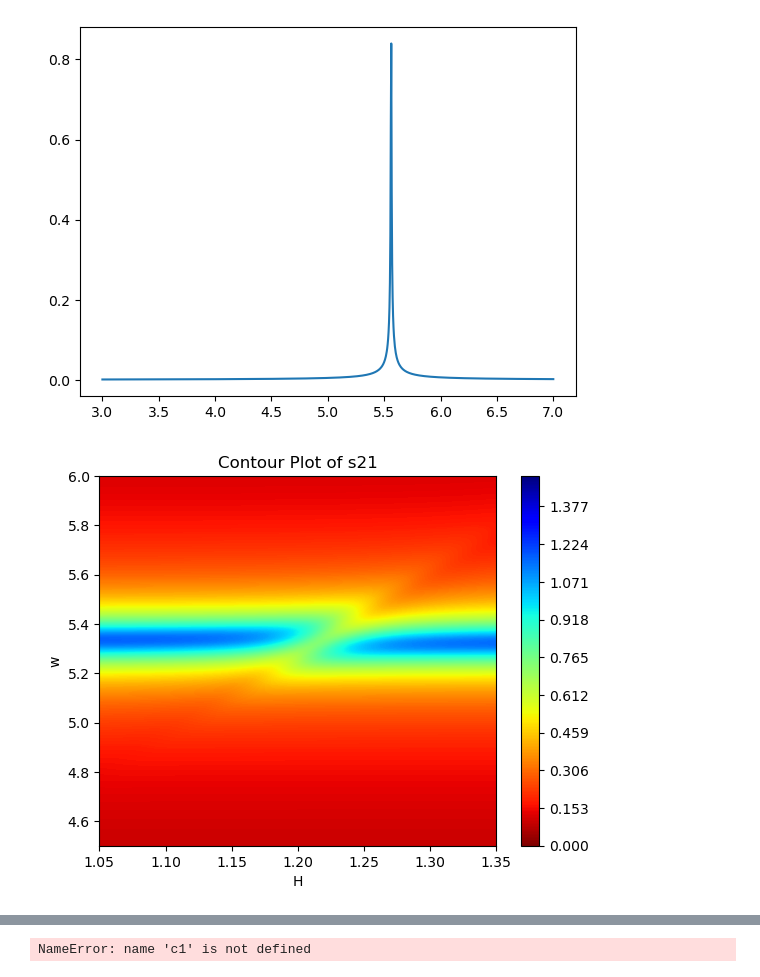
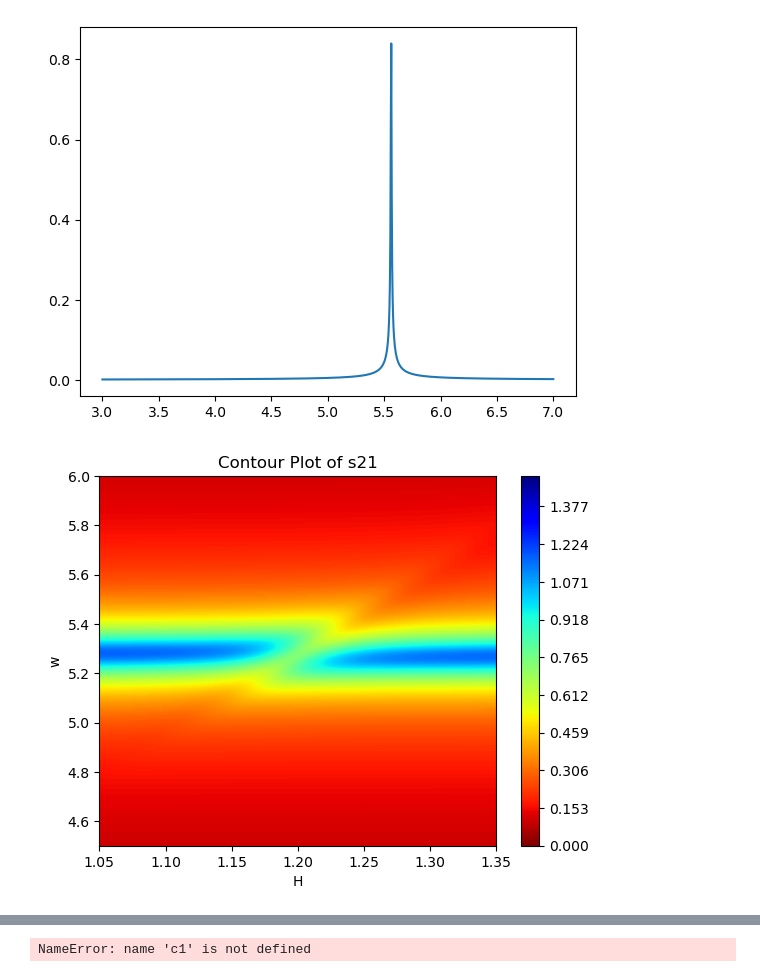
Before and after one commit to FazinHan/cavityCoupling, a Jupyter notebook: Purcelleffect.ipynb, the cells around one changed output, grey strips where cells are left out. Saved outputs shown, nothing was run; the diff lists cells and outputs as text; code cells hidden in the pictures.

```diff
--- a/Purcelleffect.ipynb
+++ b/Purcelleffect.ipynb
@@ -85,9 +85,9 @@ import sympy as sp
 import matplotlib.pyplot as plt
 
 d_value=0.0541    # coupling strength between photon (cavity) and magnon mode d=j+if'  where f'= f+sqrt(vk)
-k_value=0.0001  # extrinsic damping of magnon mode
+k_value=0.0001  # extrinsic damping of magnon mode 1
 v_value=0.04 #gamma extrinsic damping of cavity
-wa_value=5.33     # cavity resonance frequency
+wa_value=5.275     # cavity resonance frequency
 b1_value=0.0714 # intrinsic damping of magnon mode
 
 a1_value=0.028  # intrinsic damping of cavity
@@ -117,31 +117,31 @@ for H in H_values:
     for w_val in w_values:
         s21_2 = s21_func(w_val, wb_value)
         s21_f_H.append(s21_2)
 
     # Append s21_f_H to s21_f as a row
     s21_f.append(s21_f_H)
 
 # Convert s21_f to a numpy array and transpose it
 s21_f = np.array(s21_f).T  # Transpose s21_f here
 H_f = np.array(H_values)
 w_f = np.array(w_values)
 
 # Create a contour plot
 #contour = plt.contourf(H_f, w_f, s21_f, )
 contour = plt.contourf(H_f, w_f, s21_f, cmap='jet_r', levels=np.linspace(0, 1.5, 501))
 plt.colorbar(contour)
 plt.xlabel('H')
 plt.ylabel('w')
 plt.title('Contour Plot of s21')
 plt.show()
 
 #print(s21_f)
 #print(H_f)
 #print(w_f)
 #s21_f.shape[0]
 #H_f.shape[0]
 #plt.ylim([3.6, 4.4])
 #plt.xlim([1250, 1450])
 # plt.clim(-7, 0)
 # %% [output]
-[figure, old version]
+[figure, new version]
```
Also changed, not shown: parts of 8 cells of this notebook, 33 other files.
